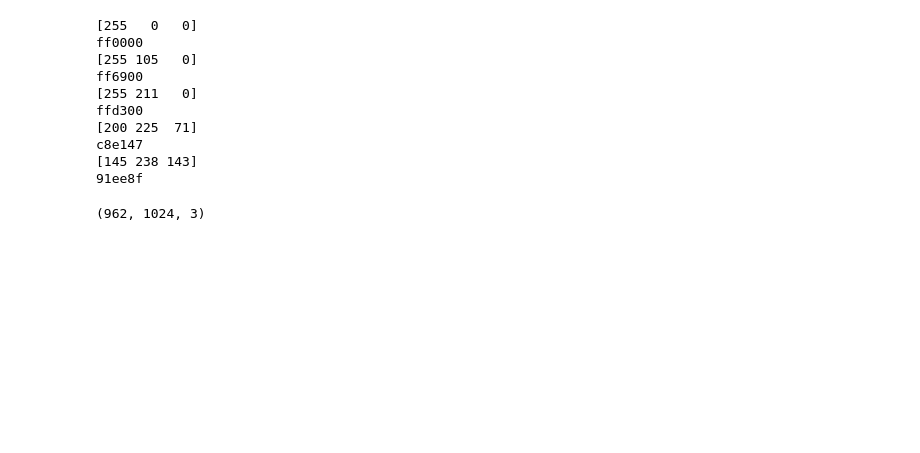
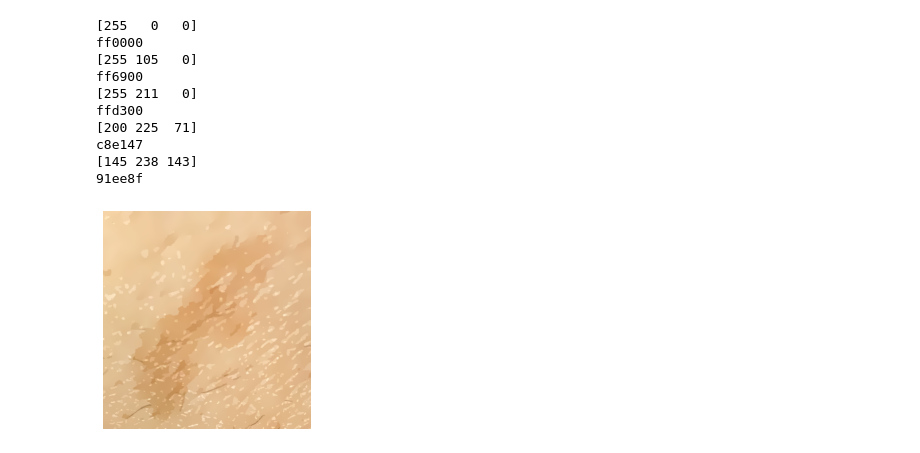
Before and after one commit to asano-lab/oasobi, a Jupyter notebook: opencv_test.ipynb, the cells around one changed output. Cells and saved outputs as stored; diff of their text form; code cells hidden in the pictures; blank space fills up the shorter version.

```diff
--- a/opencv_test.ipynb
+++ b/opencv_test.ipynb
@@ -50,9 +50,13 @@ c8e147
 [145 238 143]
 91ee8f
 # %%
-img = cv2.imread("/home/sonoda/Pictures/hand001.png")
-# imshow_bgr(img)
+hand = cv2.imread("/home/sonoda/Pictures/hand001.png")
+hand = hand[150:800, 230:850]
+# imshow_bgr(hand)
-# %%
-img.shape
-# %% [output]
-(962, 1024, 3)
+# %%
+hand_bi = hand
+for i in range(100):
+    hand_bi = cv2.bilateralFilter(hand_bi, 10, 10, 5)
+imshow_bgr(hand_bi)
+# %% [output]
+[figure, added]
```
Also changed, not shown: parts of 4 cells of this notebook.
